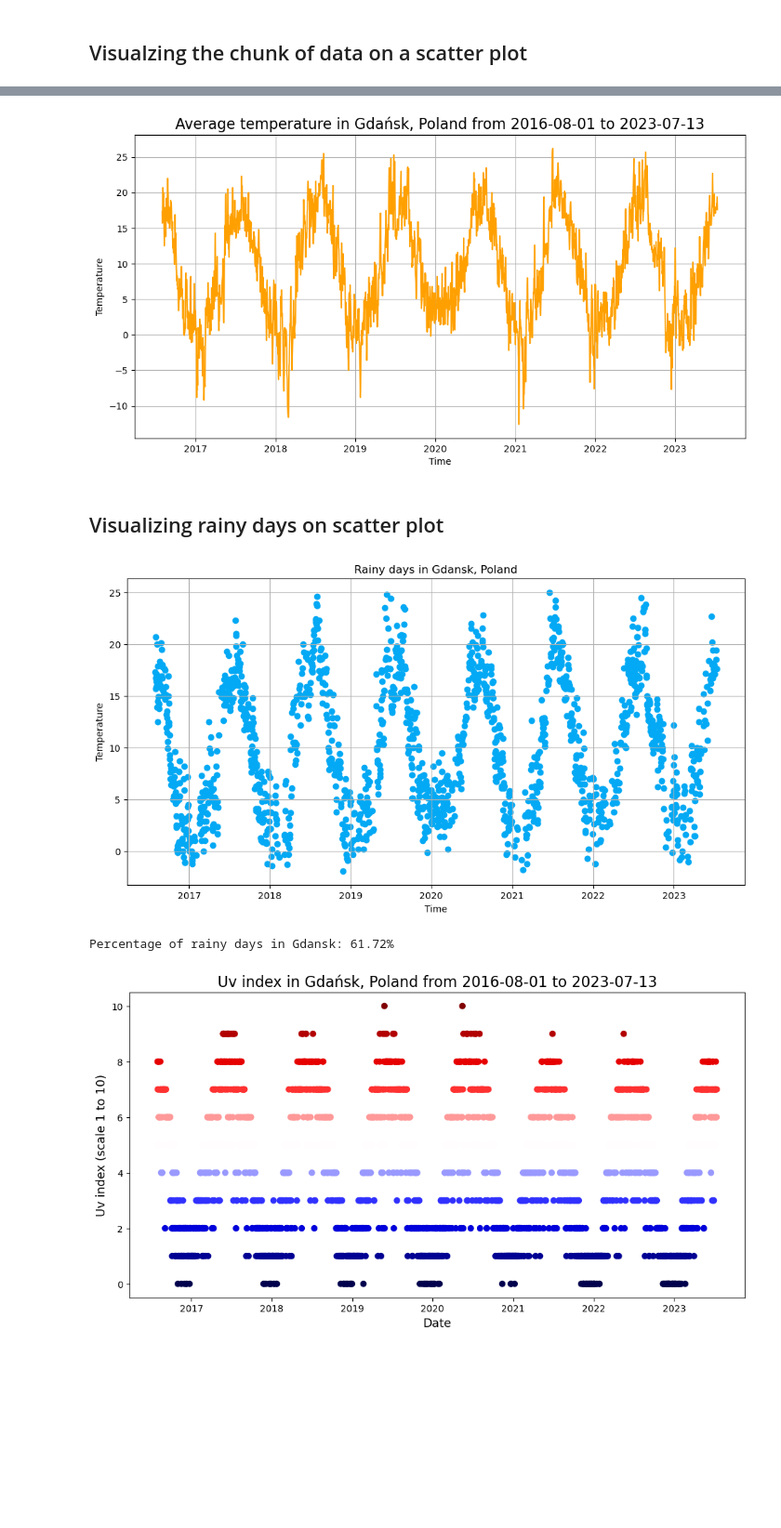
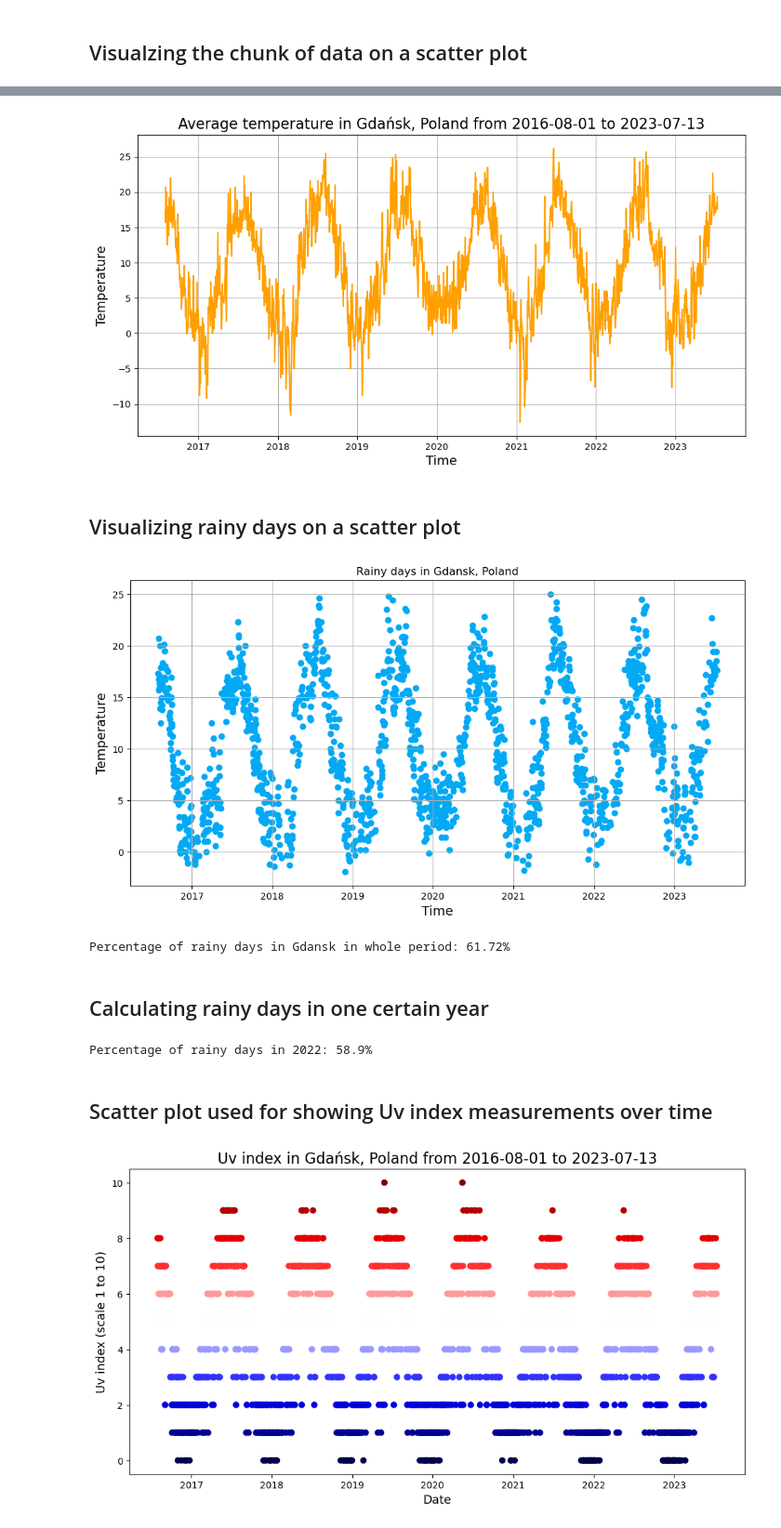
Before and after one commit to ODondalski/WeatherPatterns, a Jupyter notebook: weather.ipynb, the cells around one changed output, grey strips where cells are left out. Shown at 93% size. Cells and saved outputs as stored; diff of their text form; code cells hidden in the pictures; blank space fills up the shorter version.

```diff
--- a/weather.ipynb
+++ b/weather.ipynb
@@ -41,3 +23,4 @@ list(data.columns)
 # %%
 data['datetime'] = pd.to_datetime(data['datetime'])
 data['datetime'] = data['datetime'].dt.date
+data = data.drop('name', axis=1)
@@ -100,29 +122,41 @@ plt.show()
 # %%
 plt.figure(figsize=(12, 6))
 sns.lineplot(x=data['datetime'], y=data['temp'], color='#FFA000')
 plt.title(f"Average temperature in Gdańsk, Poland from {data['datetime'].min()} to {data['datetime'].max()}", fontsize=16)
-plt.xlabel('Time')
-plt.ylabel('Temperature')
+plt.xlabel('Time', fontsize=14)
+plt.ylabel('Temperature', fontsize=14)
 plt.grid()
 plt.show()
 # %% [output]
-[figure, old version]
+[figure, new version]
 # %% [markdown]
-## Visualizing rainy days on scatter plot
+## Visualizing rainy days on a scatter plot
 # %%
-rain_counter = 0
 plt.figure(figsize=(12, 6))
-for i in range(len(data)):
-    if(data['icon'][i] == 'rain'):
-        rain_counter += 1
-        plt.scatter(x=data['datetime'][i], y=data['temp'][i], color='#03A9F4')
+rain_data = data[data['icon'] == 'rain']
+plt.scatter(x=rain_data['datetime'], y=rain_data['temp'], color='#03A9F4')
 plt.title('Rainy days in Gdansk, Poland')
-plt.xlabel('Time')
-plt.ylabel('Temperature')
+plt.xlabel('Time', fontsize=14)
+plt.ylabel('Temperature', fontsize=14)
 plt.grid()
 plt.show()
-print(f'Percentage of rainy days in Gdansk: {round((rain_counter / len(data) * 100), 2)}%')
+
+data_rain = len(rain_data)
+percentage_rain = round((data_rain / len(data) * 100), 2)
+print(f'Percentage of rainy days in Gdansk in whole period: {percentage_rain}%')
 # %% [output]
-[figure, old version]
+[figure, new version]
-Percentage of rainy days in Gdansk: 61.72%
+Percentage of rainy days in Gdansk in whole period: 61.72%
+# %% [markdown]
+## Calculating rainy days in one certain year
+# %%
+data_2022 = chunk_date_data(start_date='2022-01-01', end_date='2022-12-31')
+rain_2022 = data_2022[data_2022['icon'] == 'rain']
+rainy_days_2022 = len(rain_2022)
+percentage_rain_2022 = round((rainy_days_2022 / len(data_2022) * 100), 2)
+print(f'Percentage of rainy days in 2022: {percentage_rain_2022}%')
+# %% [output]
+Percentage of rainy days in 2022: 58.9%
+# %% [markdown]
+## Scatter plot used for showing Uv index measurements over time
 # %%
```
Also changed, not shown: parts of 21 cells of this notebook.
